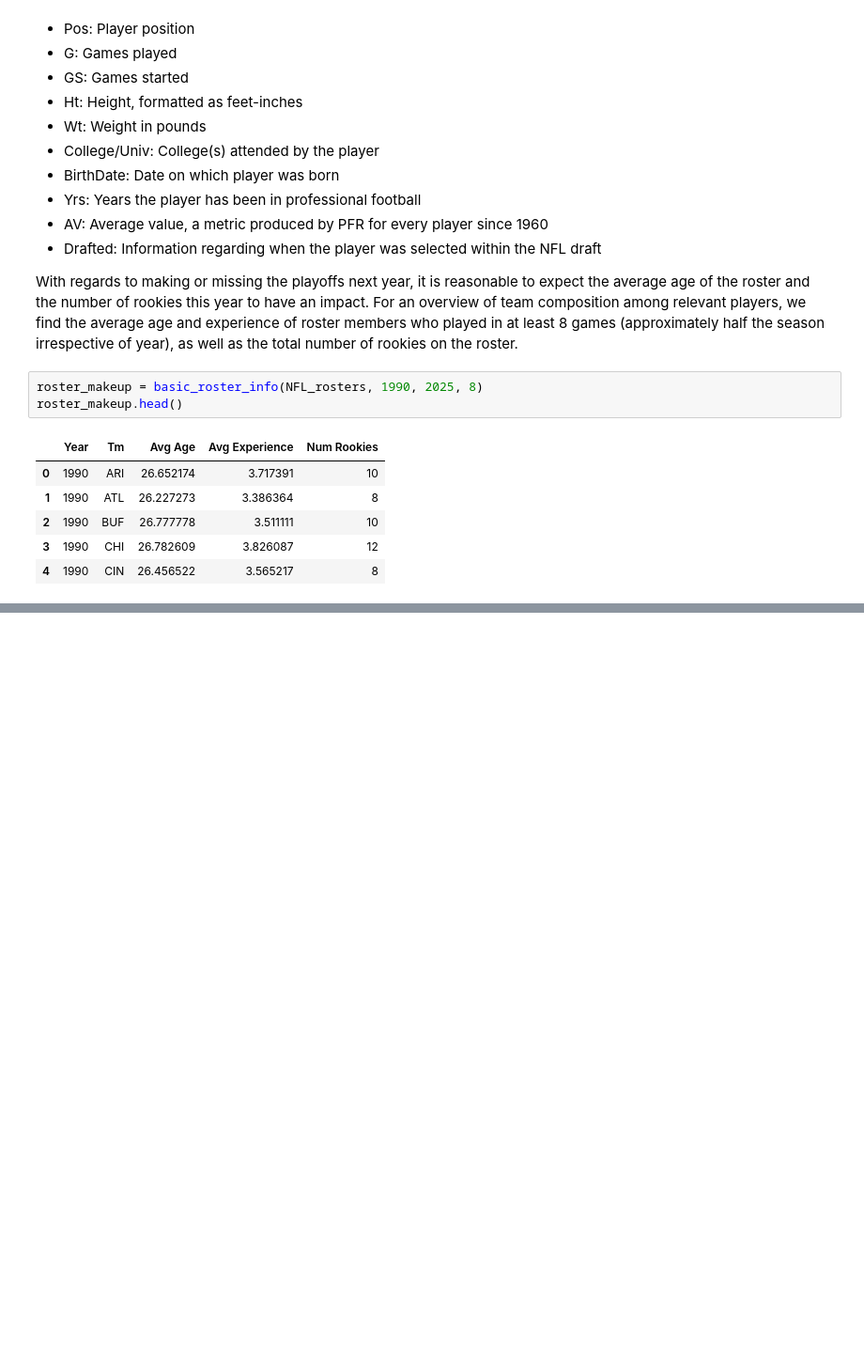
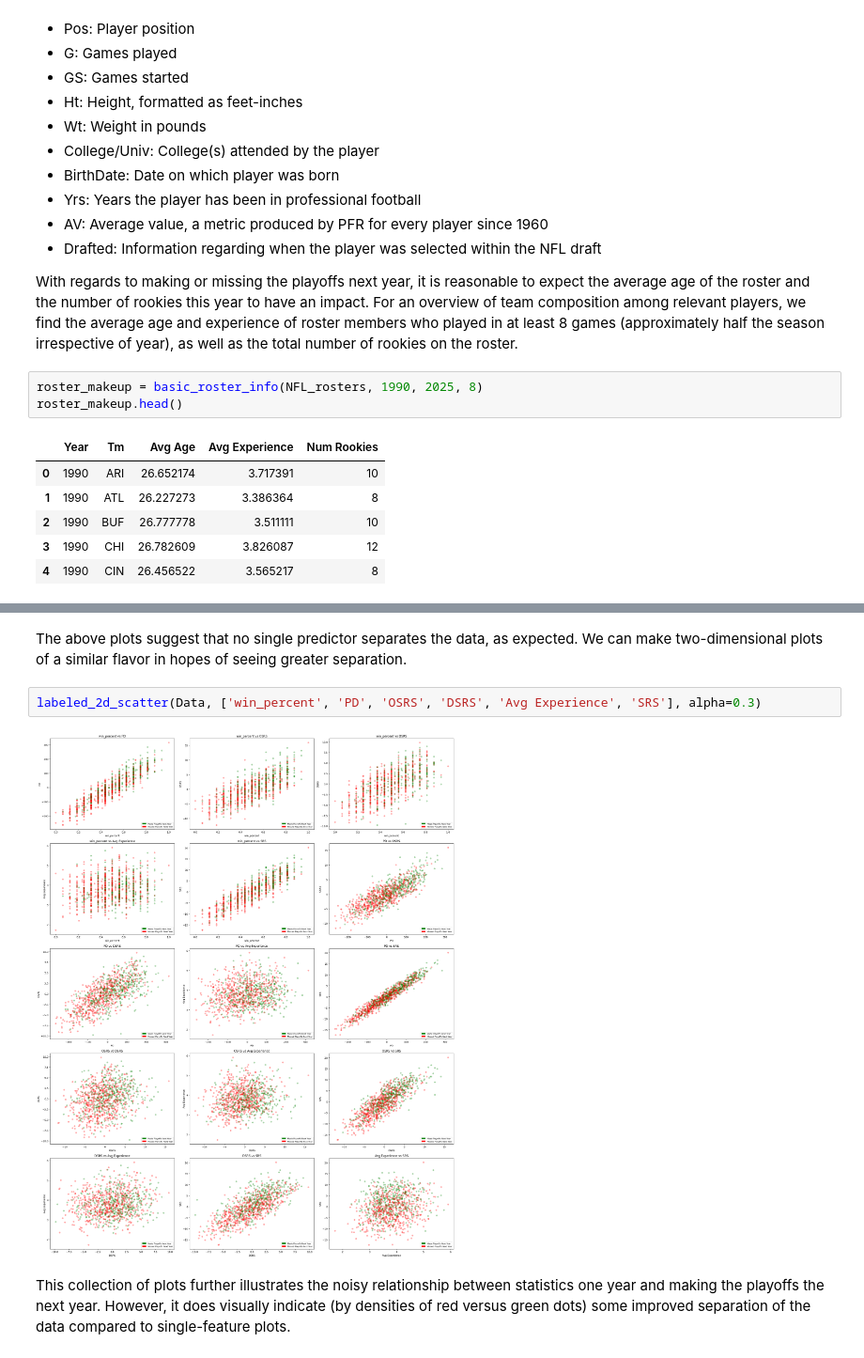
Before and after one commit to crdurham/nfl_playoff_predictor, a Jupyter notebook: notebooks/nfl_playoff_predictor.ipynb, the cells around one changed output, grey strips where cells are left out. Shown at 94% size. Drawn from its saved outputs; the diff is of its cells as text; blank space fills up the shorter version.

```diff
--- a/notebooks/nfl_playoff_predictor.ipynb
+++ b/notebooks/nfl_playoff_predictor.ipynb
@@ -89,0 +147,8 @@ roster_makeup.head()
+# %% [markdown]
+The above plots suggest that no single predictor separates the data, as expected. We can make two-dimensional plots of a similar flavor in hopes of seeing greater separation.
+# %%
+labeled_2d_scatter(Data, ['win_percent', 'PD', 'OSRS', 'DSRS', 'Avg Experience', 'SRS'], alpha=0.3)
+# %% [output]
+[figure, added]
+# %% [markdown]
+This collection of plots further illustrates the noisy relationship between statistics one year and making the playoffs the next year. However, it does visually indicate (by densities of red versus green dots) some improved separation of the data compared to single-feature plots.
```
Also changed, not shown: parts of 26 cells of this notebook, 3 other files.
